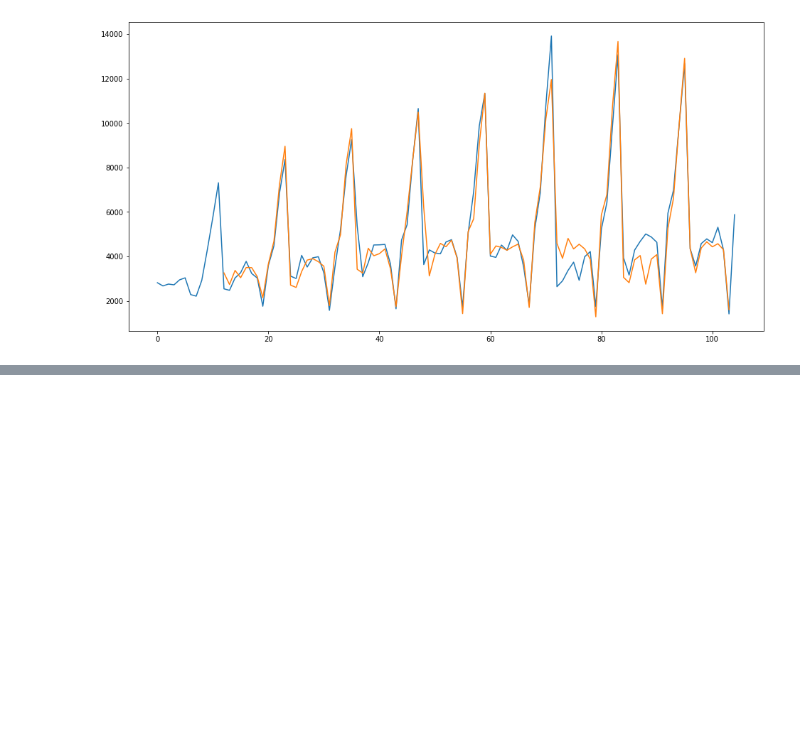
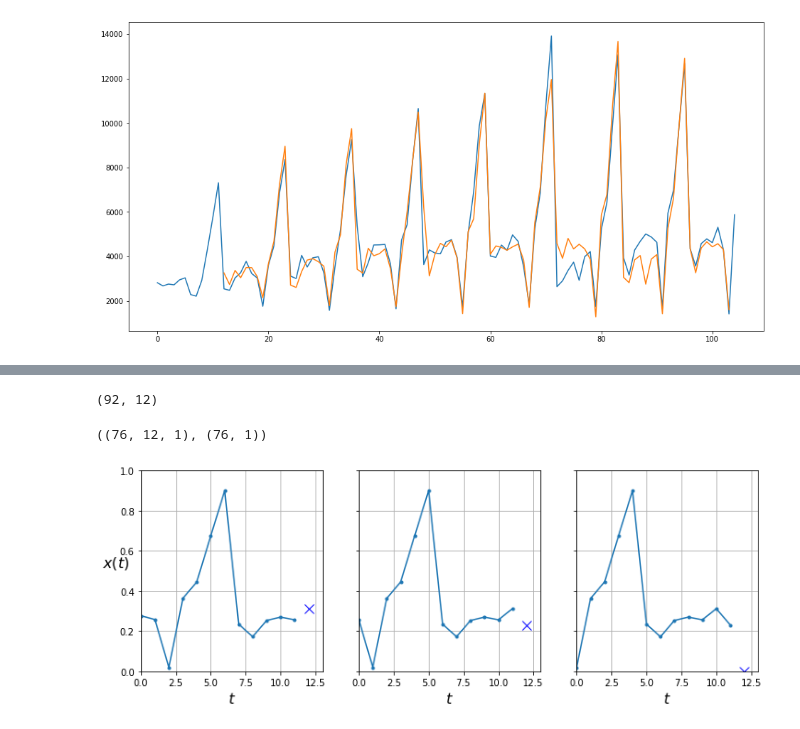
Before and after one commit to gauravpks/dl-repo, a Jupyter notebook: RNN/ARIMA_And_Seasonal_ARIMA.ipynb, the cells around one changed output, grey strips where cells are left out. Drawn from its saved outputs; the diff is of its cells as text; code cells hidden in the pictures; blank space fills up the shorter version.

```diff
--- a/RNN/ARIMA_And_Seasonal_ARIMA.ipynb
+++ b/RNN/ARIMA_And_Seasonal_ARIMA.ipynb
@@ -552,0 +548,10 @@ plt.show()
+# %%
+##splitting dataset into train and test split
+training_size=int(len(df)*0.85)
+test_size=len(df)-training_size
+train_data,test_data=df[0:training_size,:],df[training_size:len(df),:1]
+# %%
+# reshape into X=t,t+1,t+2,t+3 and Y=t+4
+time_step = 12
+X_train, y_train = create_dataset(train_data, time_step)
+X_test, y_test = create_dataset(test_data, time_step)
@@ -552,0 +560,44 @@ plt.show()
+# %%
+full_data_train.shape
+# %% [output]
+(92, 12)
+# %%
+# reshape input to be [samples, time steps, features] which is required for LSTM
+X_train =X_train.reshape(X_train.shape[0],X_train.shape[1] , 1)
+X_test = X_test.reshape(X_test.shape[0], X_test.shape[1] , 1)
+full_data_train= full_data_train.reshape(full_data_train.shape[0], full_data_train.shape[1] , 1)
+# %%
+# reshape input to be [samples, time steps, features] which is required for LSTM
+y_train =y_train.reshape(y_train.shape[0] , 1)
+y_test = y_test.reshape(y_test.shape[0] , 1)
+full_data_test= full_data_test.reshape(full_data_test.shape[0], 1)
+# %%
+X_train.shape, y_train.shape
+# %% [output]
+((76, 12, 1), (76, 1))
+# %%
+n_steps= 12
+
+def plot_series(series, y=None, y_pred=None, x_label="$t$", y_label="$x(t)$"):
+    plt.plot(series, ".-")
+    if y is not None:
+        plt.plot(n_steps, y, "bx", markersize=10)
+    if y_pred is not None:
+        plt.plot(n_steps, y_pred, "ro")
+    plt.grid(True)
+    if x_label:
+        plt.xlabel(x_label, fontsize=16)
+    if y_label:
+        plt.ylabel(y_label, fontsize=16, rotation=0)
+    plt.hlines(0, 0, 100, linewidth=1)
+    plt.axis([0, n_steps + 1, 0, 1])
+
+fig, axes = plt.subplots(nrows=1, ncols=3, sharey=True, figsize=(12, 4))
+for col in range(3):
+    plt.sca(axes[col])
+    plot_series(X_test[col, :, 0], y_test[col, 0],
+                y_label=("$x(t)$" if col==0 else None))
+
+plt.show()
+# %% [output]
+[figure, added]
```
Also changed, not shown: parts of 19 cells of this notebook.
